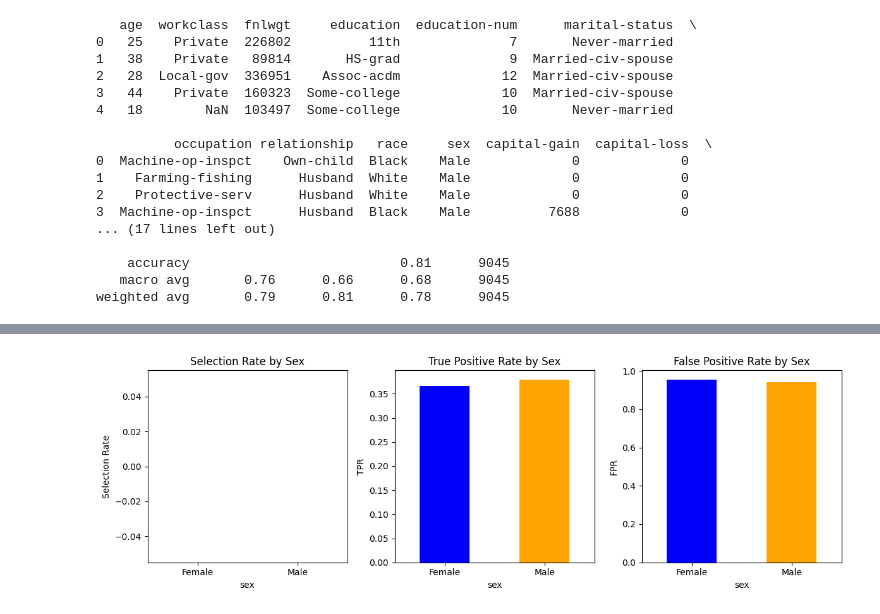
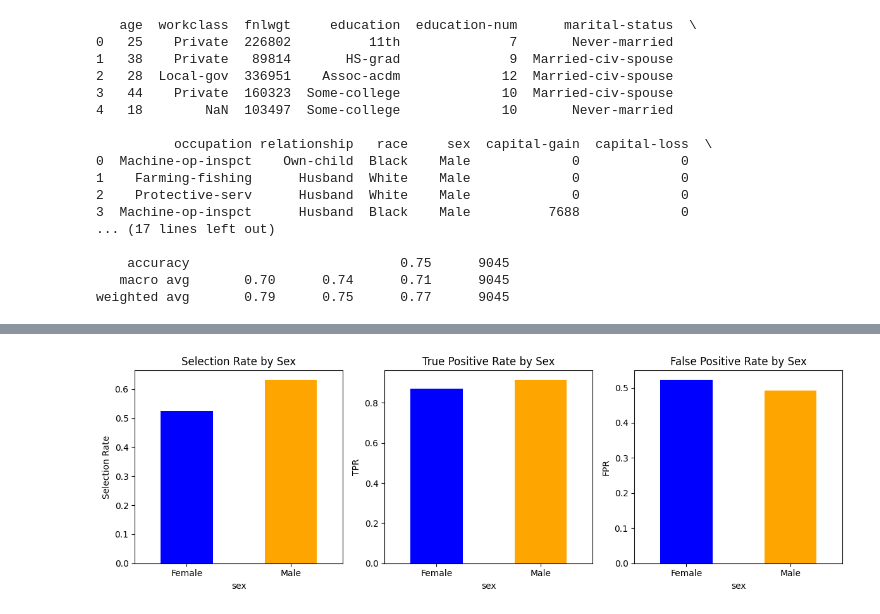
Before and after one commit to corrielynnyuill-debug/Assignment14-CLY, a Jupyter notebook: Assignment14_CorrieLynnYuill.ipynb, the cells around one changed output, grey strips where cells are left out. Drawn from its saved outputs; the diff is of its cells as text; code cells hidden in the pictures.

```diff
--- a/Assignment14_CorrieLynnYuill.ipynb
+++ b/Assignment14_CorrieLynnYuill.ipynb
@@ -49,7 +49,7 @@ sens_test = sensitive_attribute.loc[X_test.index]
 # Build logistic regression pipeline
 model = Pipeline([
     ('preprocessor', preprocessor),
-    ('classifier', LogisticRegression(max_iter=1000))
+    ('classifier', LogisticRegression(max_iter=1000, class_weight='balanced'))
 ])
 
 # Train the model
@@ -77,29 +77,43 @@ print('Classification Report:\n', classification_report(y_test, y_pred))
 3  Machine-op-inspct      Husband  Black    Male          7688             0
 ... (17 lines left out)
 
-    accuracy                           0.81      9045
-   macro avg       0.76      0.66      0.68      9045
-weighted avg       0.79      0.81      0.78      9045
+    accuracy                           0.75      9045
+   macro avg       0.70      0.74      0.71      9045
+weighted avg       0.79      0.75      0.77      9045
 # %%
 # Fairness Analysis
-!pip install fairlearn
+# !pip install fairlearn
 
 from fairlearn.metrics import MetricFrame, selection_rate
 from sklearn.metrics import accuracy_score, recall_score
 import matplotlib.pyplot as plt
+import numpy as np
 
-# Prepare predictions and sensitve attribute
-y_pred = model.predict(X_test)
+# Sensitve attribute aligned with X Test
+sens_test = sensitive_attribute.loc[X_test.index]
 
-sens_test = sensitive_attribute.loc[X_test.index]
-sens_test.value_counts()
+# Convert true labels to binary
+y_test_bin = (y_test == '>50K').astype(int)
+
+# Get predicted probabilities
+y_proba = model.predict_proba(X_test)[:, 1]
+
+# Adjust threshold Params
+for t in [0.35, 0.30, 0.25, 0.20, 0.15]:
+    y_pred_adj = (y_proba > t).astype(int)
+    sr = selection_rate(y_test, y_pred_adj)
+    print(f"Threshold {t}: selection_rate = {sr:.4f}")
+
+# Define threshold
+threshold = 0.30
+y_pred_adj = (y_proba > threshold).astype(int)
 
 # Define metric functions
 def true_positive_rate(y_true, y_pred):
-  return recall_score(y_true, y_pred, pos_label='>50K')
+  return recall_score(y_true, y_pred, pos_label=1)
 
 def false_positive_rate(y_true, y_pred):
-  return recall_score(y_true, y_pred, pos_label='<=50K')
+  return recall_score(y_true, y_pred, pos_label=0)
 
 # Build MetricFrame
 metrics = {
@@ -109,36 +123,37 @@ metrics = {
     'False Positive Rate': false_positive_rate
 }
 
-metric_frame = MetricFrame(
+# Compute Metrics
+mf_adj = MetricFrame(
     metrics=metrics,
-    y_true=y_test,
-    y_pred=y_pred,
+    y_true=y_test_bin,
+    y_pred=y_pred_adj,
     sensitive_features=sens_test
 )
 
-print('Overall Metrics:\n', metric_frame.overall)
-print('Group Metrics:\n', metric_frame.by_group)
+print('Adjusted Metrics:\n', mf_adj.overall)
+print('Adjusted Group Metrics:\n', mf_adj.by_group)
 
-# Plots
+# Adjusted Plots
 plt.figure(figsize=(12, 4))
 
 # Selection Rate
 plt.subplot(1, 3, 1)
-metric_frame.by_group["selection_rate"].plot(kind="bar", color=["Blue", "Orange"])
+mf_adj.by_group["selection_rate"].plot(kind="bar", color=["Blue", "Orange"])
 plt.title("Selection Rate by Sex")
 plt.ylabel("Selection Rate")
 plt.xticks(rotation=0)
 
 # True Positive Rate
 plt.subplot(1, 3, 2)
-metric_frame.by_group["True Positive Rate"].plot(kind="bar", color=["Blue", "Orange"])
+mf_adj.by_group["True Positive Rate"].plot(kind="bar", color=["Blue", "Orange"])
 plt.title("True Positive Rate by Sex")
 plt.ylabel("TPR")
 plt.xticks(rotation=0)
 
 # False Positive Rate
 plt.subplot(1, 3, 3)
-metric_frame.by_group["False Positive Rate"].plot(kind="bar", color=["Blue", "Orange"])
+mf_adj.by_group["False Positive Rate"].plot(kind="bar", color=["Blue", "Orange"])
 plt.title("False Positive Rate by Sex")
 plt.ylabel("FPR")
 plt.xticks(rotation=0)
@@ -166 +180 @@ Male               0.0  0.768729            0.379457             0.940913
-[figure, old version]
+[figure, new version]
```
Also changed, not shown: parts of 2 cells of this notebook.
